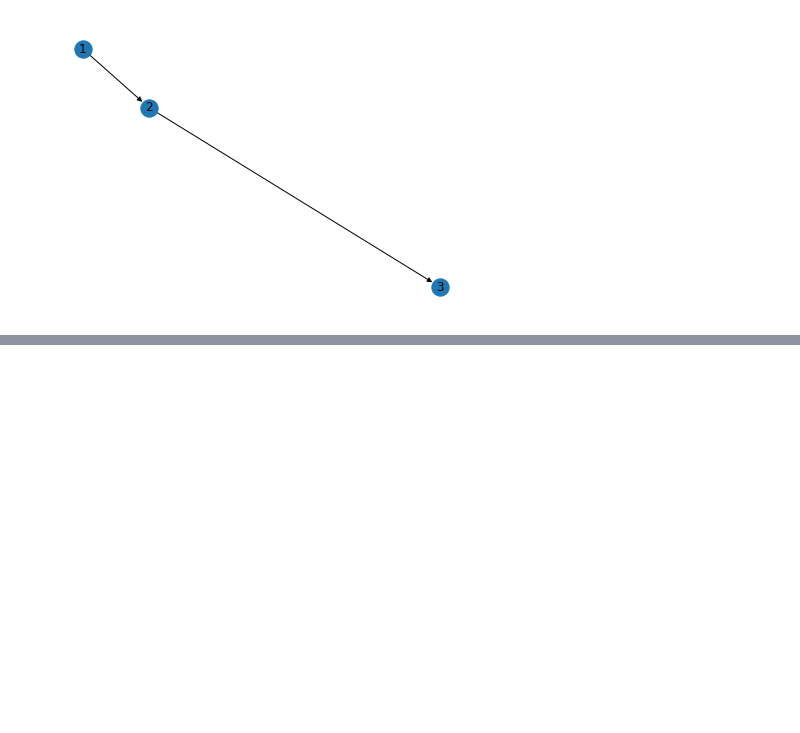
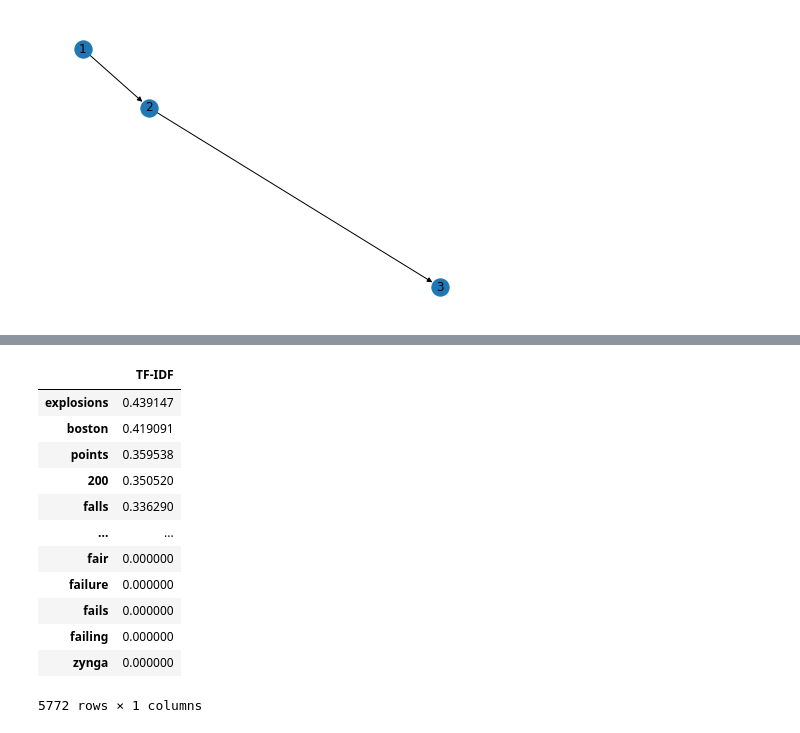
Before and after one commit to Le-Triumvirat/CADS-Internship, a Jupyter notebook: Anomaly_detection_in_financial_services_using_knowledge_graphs_and_machine_learning.ipynb, the cells around one changed output, grey strips where cells are left out. Cells and saved outputs as stored; diff of their text form; code cells hidden in the pictures; blank space fills up the shorter version.

```diff
--- a/Anomaly_detection_in_financial_services_using_knowledge_graphs_and_machine_learning.ipynb
+++ b/Anomaly_detection_in_financial_services_using_knowledge_graphs_and_machine_learning.ipynb
@@ -610,0 +703,23 @@ Length: 2707, dtype: bool
+# %%
+tfIdfVectorizer=TfidfVectorizer(use_idf=True)
+tfIdf = tfIdfVectorizer.fit_transform(headlines_list)
+
+df = pd.DataFrame(tfIdf[i].T.todense(), index=tfIdfVectorizer.get_feature_names(), columns=["TF-IDF"])
+df = df.sort_values('TF-IDF', ascending=False)
+df
+[0:{'word':'value'}]
+# df.to_csv('./TFIDF'+'.csv',header=["TF-IDF"],index=True)
+# %% [output]
+|  | TF-IDF |
+| explosions | 0.439147 |
+| boston | 0.419091 |
+| points | 0.359538 |
+| 200 | 0.350520 |
+| falls | 0.336290 |
+| ... | ... |
+| fair | 0.000000 |
+| failure | 0.000000 |
+| fails | 0.000000 |
+| failing | 0.000000 |
+| zynga | 0.000000 |
+5772 rows × 1 columns
```
Also changed, not shown: parts of 10 cells of this notebook, 1 other file.
